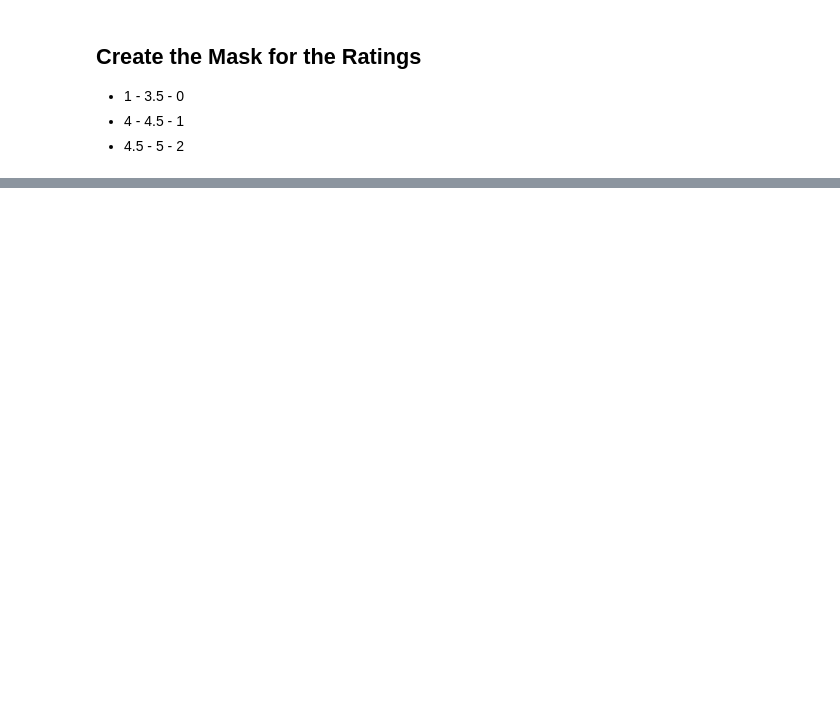
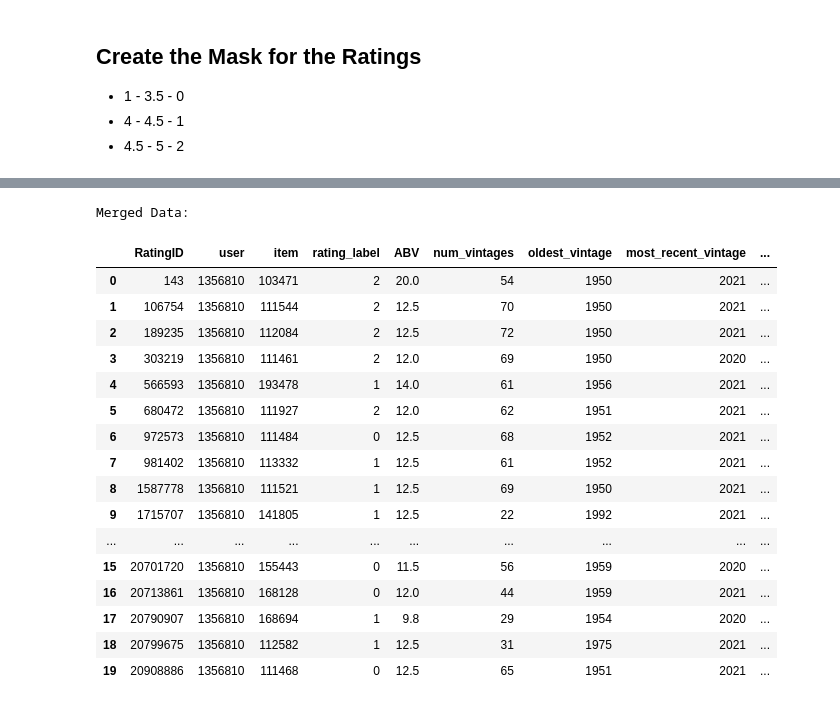
Before and after one commit to NikiLalev/rs_project_group12, a Jupyter notebook: experiments/final_individual_recsys_joao.ipynb, the cells around one changed output, grey strips where cells are left out. Saved outputs shown, nothing was run; the diff lists cells and outputs as text; code cells hidden in the pictures; blank space fills up the shorter version.

```diff
--- a/experiments/final_individual_recsys_joao.ipynb
+++ b/experiments/final_individual_recsys_joao.ipynb
@@ -108,7 +108,3 @@ wines_df_full = pd.get_dummies(
     columns=['Type', 'Elaborate', 'Body', 'Acidity', 'Country'],
     dtype=int
 )
-# %%
-# Performing One Hot Encodding for the Categorical Features
-wines_df_slim = pd.get_dummies(wines_df_slim, columns=['Type', 'Elaborate', 'Body', 'Acidity', 'Country'])
-wines_df_full = pd.get_dummies(wines_df_full, columns=['Type', 'Elaborate', 'Body', 'Acidity', 'Country'])
@@ -156,0 +146,3 @@ wines_df_slim.head()
+# %%
+# Dropping the Unecessary Columns for ratings
+ratings_df_slim.drop(columns=['timestamp', 'Vintage', 'rating'], inplace=True) # The Rating Label substitutes the rating column
@@ -309,0 +171,10 @@ plt.show()
+# %%
+# Define the user ID
+user_id = 1356810
+
+# Extract user_ratings: only the ratings provided by user 1356810
+user_ratings = ratings_df_slim[ratings_df_slim['user'] == user_id]
+
+# Display user_ratings
+print("User Ratings:")
+display(user_ratings)
@@ -309,0 +200,7 @@ plt.show()
+# %%
+# Extract user_wines: only the wines that user 1356810 has rated
+user_wines = wines_df_slim[wines_df_slim['item'].isin(user_ratings['item'])]
+
+# Display user_wines
+print("\nUser Wines:")
+display(user_wines)
@@ -309,0 +226,26 @@ plt.show()
+# %%
+# Merge user_ratings with user_wines on 'item'
+merged_data = pd.merge(user_ratings, user_wines, on='item', how='inner')
+
+# Display merged_data
+print("\nMerged Data:")
+display(merged_data)
+# %% [output]
+Merged Data:
+|  | RatingID | user | item | rating_label | ABV | num_vintages | oldest_vintage | most_recent_vintage | ... |
+| 0 | 143 | 1356810 | 103471 | 2 | 20.0 | 54 | 1950 | 2021 | ... |
+| 1 | 106754 | 1356810 | 111544 | 2 | 12.5 | 70 | 1950 | 2021 | ... |
+| 2 | 189235 | 1356810 | 112084 | 2 | 12.5 | 72 | 1950 | 2021 | ... |
+| 3 | 303219 | 1356810 | 111461 | 2 | 12.0 | 69 | 1950 | 2020 | ... |
+| 4 | 566593 | 1356810 | 193478 | 1 | 14.0 | 61 | 1956 | 2021 | ... |
+| 5 | 680472 | 1356810 | 111927 | 2 | 12.0 | 62 | 1951 | 2021 | ... |
+| 6 | 972573 | 1356810 | 111484 | 0 | 12.5 | 68 | 1952 | 2021 | ... |
+| 7 | 981402 | 1356810 | 113332 | 1 | 12.5 | 61 | 1952 | 2021 | ... |
+| 8 | 1587778 | 1356810 | 111521 | 1 | 12.5 | 69 | 1950 | 2021 | ... |
+| 9 | 1715707 | 1356810 | 141805 | 1 | 12.5 | 22 | 1992 | 2021 | ... |
+| ... | ... | ... | ... | ... | ... | ... | ... | ... | ... |
+| 15 | 20701720 | 1356810 | 155443 | 0 | 11.5 | 56 | 1959 | 2020 | ... |
+| 16 | 20713861 | 1356810 | 168128 | 0 | 12.0 | 44 | 1959 | 2021 | ... |
+| 17 | 20790907 | 1356810 | 168694 | 1 | 9.8 | 29 | 1954 | 2020 | ... |
+| 18 | 20799675 | 1356810 | 112582 | 1 | 12.5 | 31 | 1975 | 2021 | ... |
+| 19 | 20908886 | 1356810 | 111468 | 0 | 12.5 | 65 | 1951 | 2021 | ... |
```
Also changed, not shown: parts of 13 cells of this notebook.
